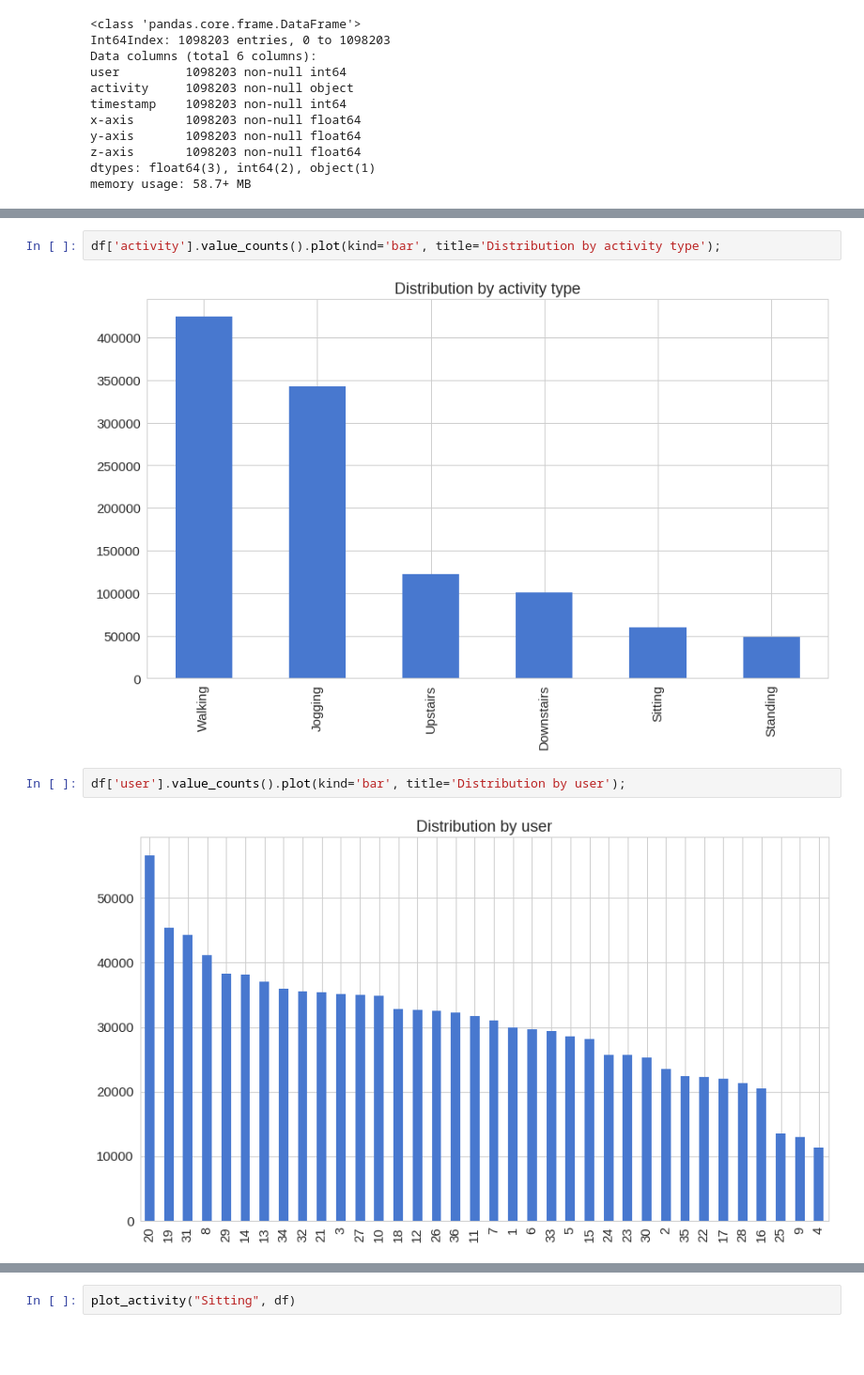
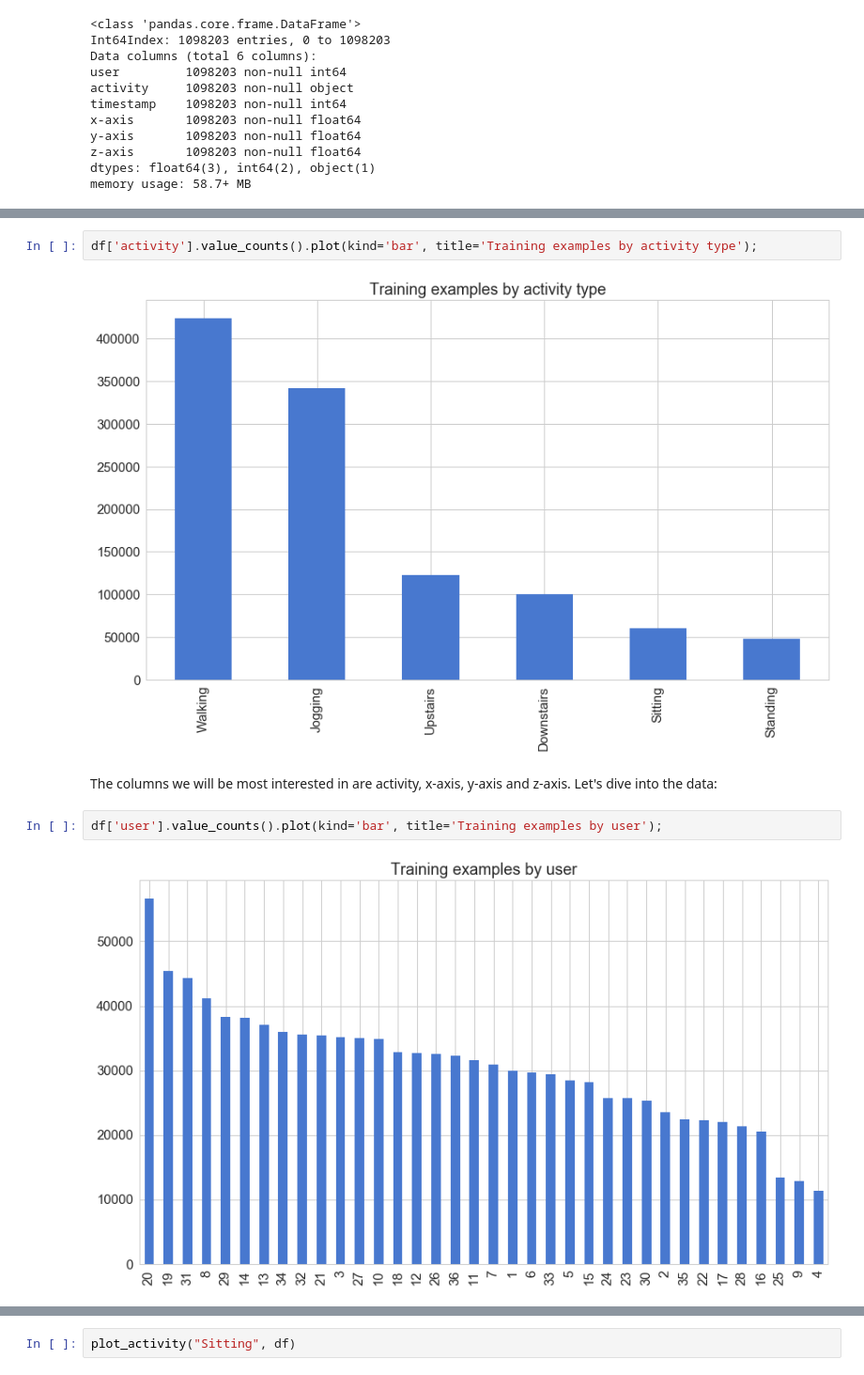
Before and after one commit to curiousily/TensorFlow-on-Android-for-Human-Activity-Recognition-with-LSTMs, a Jupyter notebook: human_activity_recognition.ipynb, the cells around one changed output, grey strips where cells are left out. Shown at 94% size. Cells and saved outputs as stored; diff of their text form; blank space fills up the shorter version.

```diff
--- a/human_activity_recognition.ipynb
+++ b/human_activity_recognition.ipynb
@@ -63,8 +67,10 @@ memory usage: 58.7+ MB
 # %%
-df['activity'].value_counts().plot(kind='bar', title='Distribution by activity type');
+df['activity'].value_counts().plot(kind='bar', title='Training examples by activity type');
 # %% [output]
-[figure, old version]
+[figure, new version]
+# %% [markdown]
+The columns we will be most interested in are activity, x-axis, y-axis and z-axis. Let's dive into the data:
 # %%
-df['user'].value_counts().plot(kind='bar', title='Distribution by user');
+df['user'].value_counts().plot(kind='bar', title='Training examples by user');
 # %% [output]
-[figure, old version]
+[figure, new version]
```
Also changed, not shown: parts of 44 cells of this notebook.
